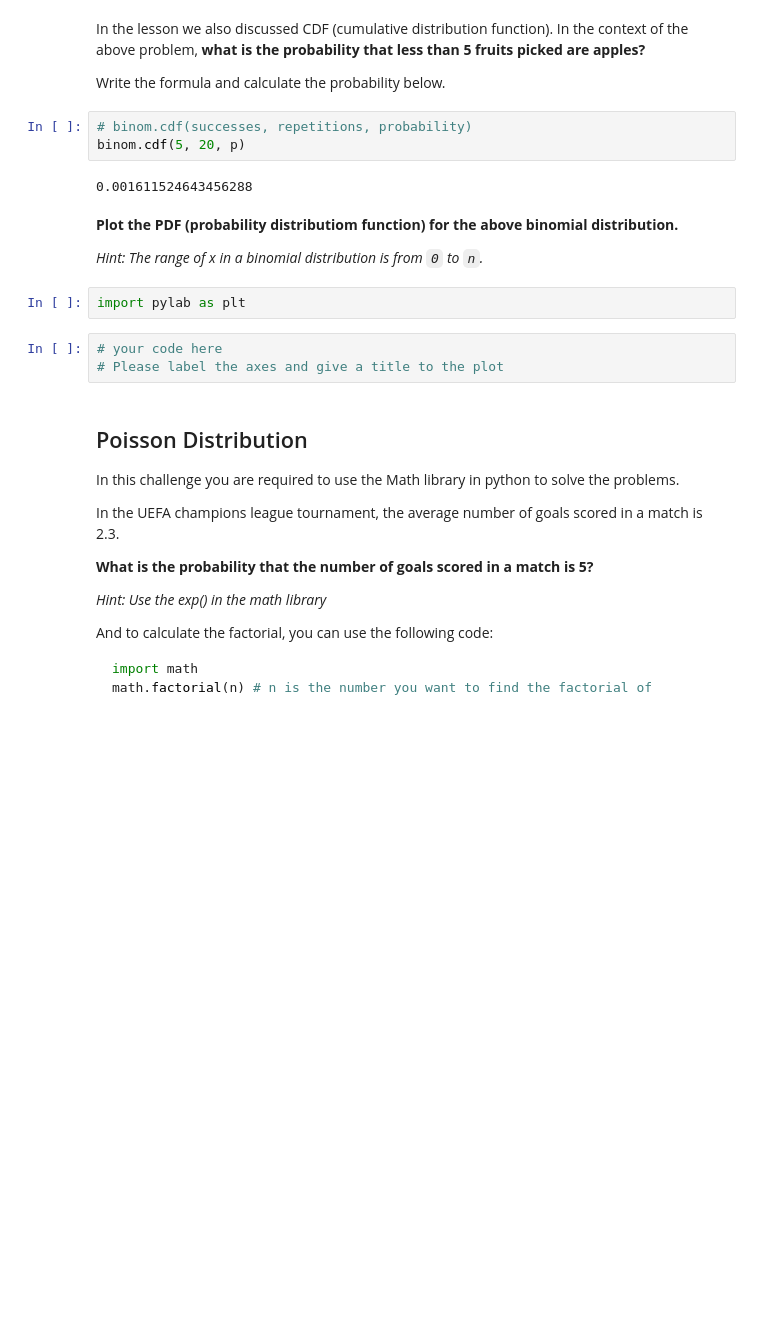
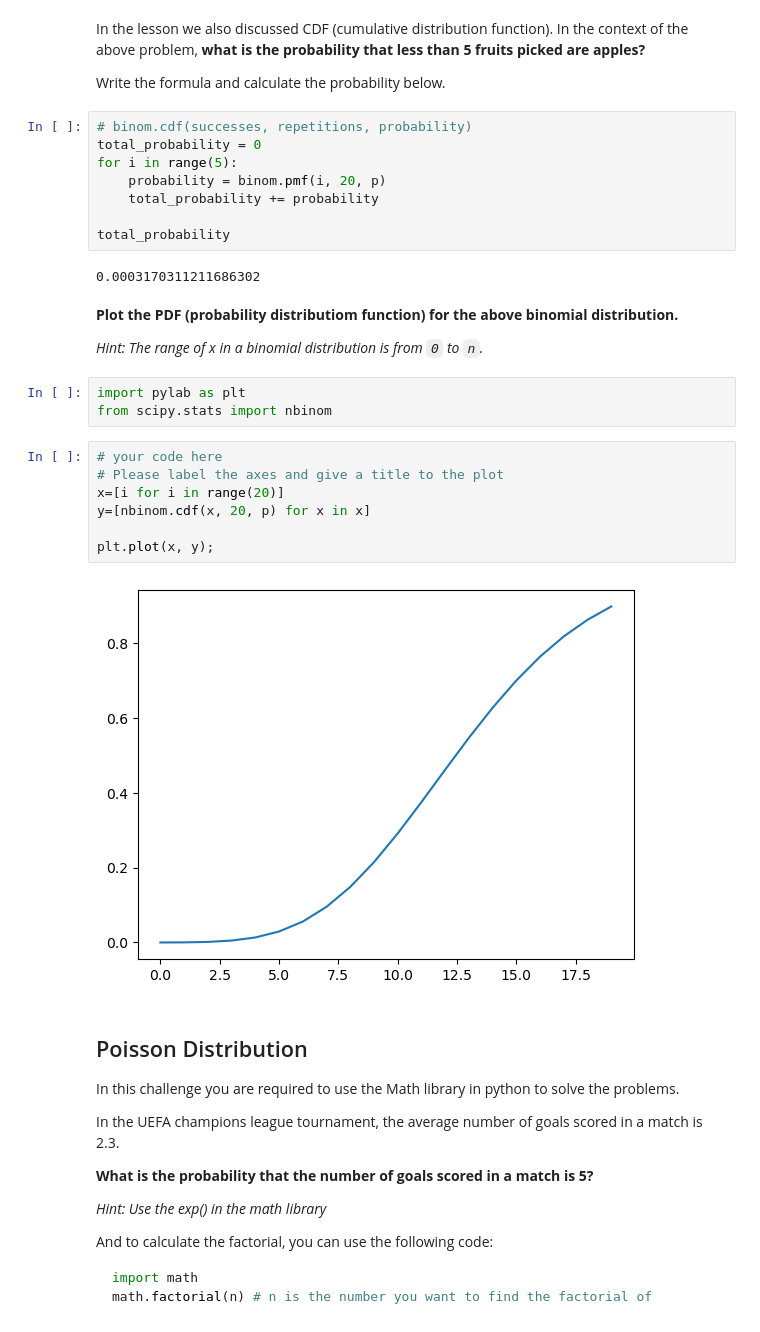
Before and after one commit to Ironhack-Data-Madrid-Octubre-2023/6.1-lab_discrete_probability_distributions, a Jupyter notebook: your-code/main.ipynb, the cells around one changed output. Drawn from its saved outputs; the diff is of its cells as text; blank space fills up the shorter version.

```diff
--- a/your-code/main.ipynb
+++ b/your-code/main.ipynb
@@ -68,18 +68,30 @@ In the lesson we also discussed CDF (cumulative distribution function). In the c
 Write the formula and calculate the probability below.
 # %%
 # binom.cdf(successes, repetitions, probability)
-binom.cdf(5, 20, p)
+total_probability = 0
+for i in range(5):
+    probability = binom.pmf(i, 20, p)
+    total_probability += probability
+
+total_probability
 # %% [output]
-0.001611524643456288
+0.0003170311211686302
 # %% [markdown]
 **Plot the PDF (probability distributiom function) for the above binomial distribution.**
 
 *Hint: The range of x in a binomial distribution is from `0` to `n`.*
 # %%
 import pylab as plt
+from scipy.stats import nbinom
 # %%
 # your code here
 # Please label the axes and give a title to the plot
+x=[i for i in range(20)]
+y=[nbinom.cdf(x, 20, p) for x in x]
+
+plt.plot(x, y);
+# %% [output]
+[figure, added]
 # %% [markdown]
 ## Poisson Distribution
 
```
Also changed, not shown: parts of 1 cell of this notebook.
